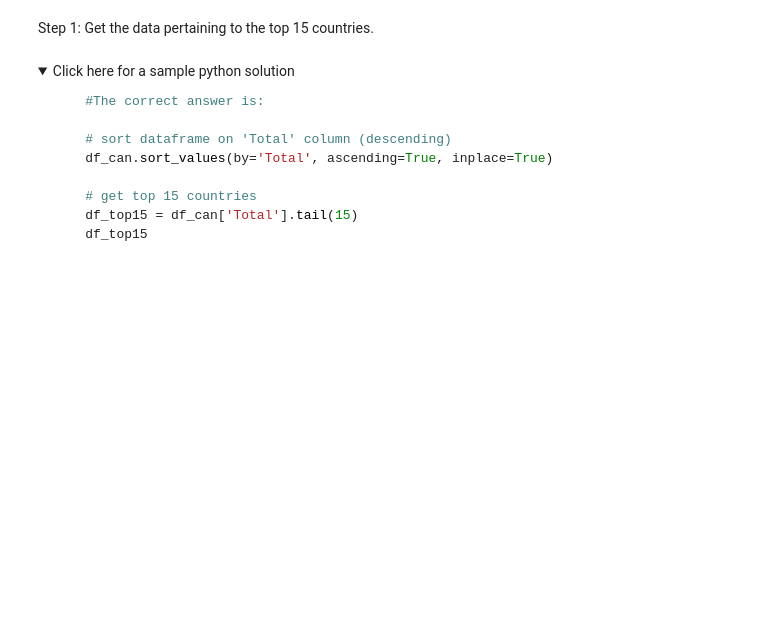
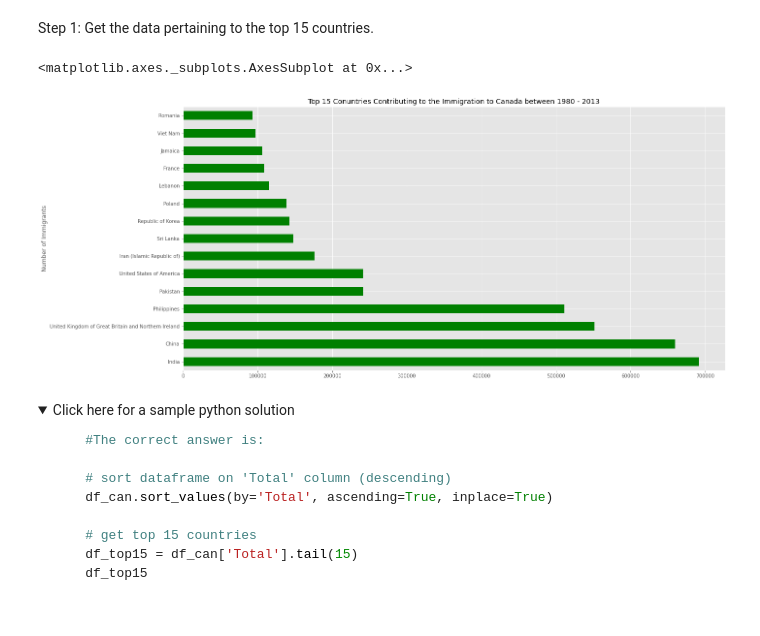
Before and after one commit to MuhammadAteeb225/Data-Visualization-With-Python, a Jupyter notebook: DV0101EN-Exercise-Area-Plots-Histograms-and-Bar-Charts.ipynb, the cells around one changed output. Cells and saved outputs as stored; diff of their text form; code cells hidden in the pictures; folded sections open; blank space fills up the shorter version.

```diff
--- a/DV0101EN-Exercise-Area-Plots-Histograms-and-Bar-Charts.ipynb
+++ b/DV0101EN-Exercise-Area-Plots-Histograms-and-Bar-Charts.ipynb
@@ -660,3 +730,18 @@ Step 1: Get the data pertaining to the top 15 countries.
+# %%
+### type your answer here
+df_top15 = df_can.sort_values('Total',ascending=False)
+df_top15 = df_top15['Total'].head(15)
+df_top15
+df_top15.plot(
+    kind='barh',
+    figsize=(20,10),
+    xlabel='Number of Immigrants',
+    title='Top 15 Conuntries Contributing to the Immigration to Canada between 1980 - 2013',
+    color = 'green'
+    )
+# %% [output]
+<matplotlib.axes._subplots.AxesSubplot at 0x...>
+[figure, added]
 # %% [markdown]
 <details><summary>Click here for a sample python solution</summary>
 
```
Also changed, not shown: parts of 20 cells of this notebook.
